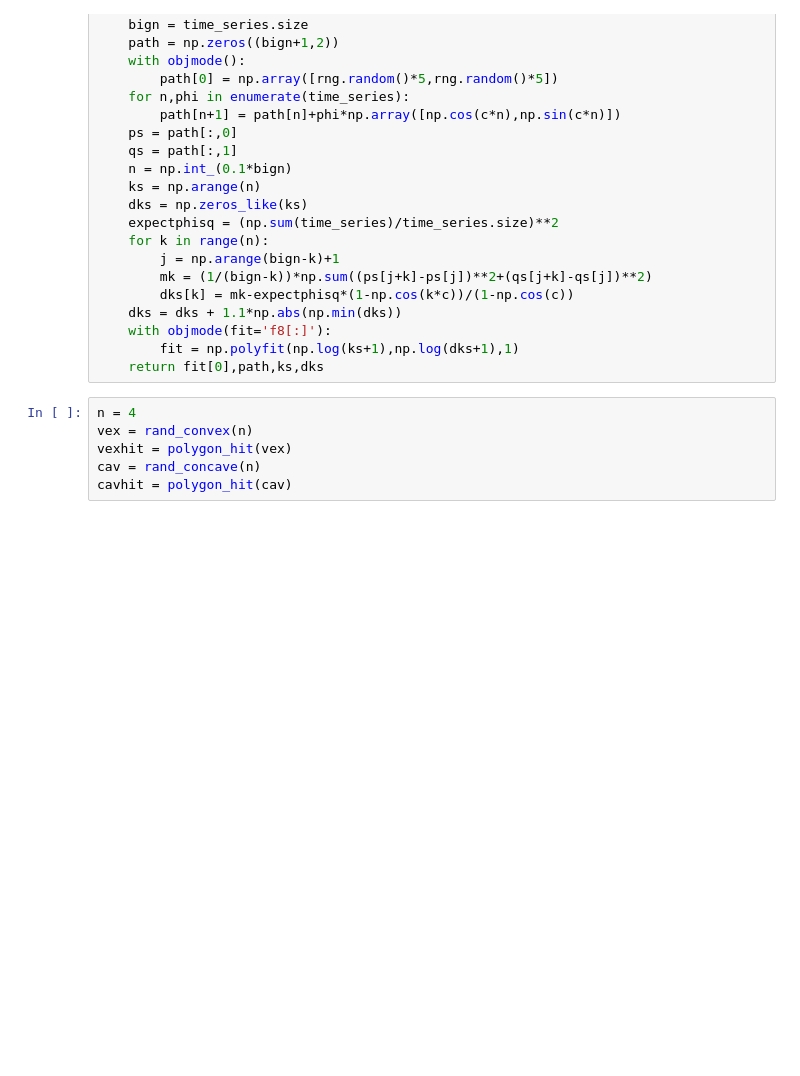
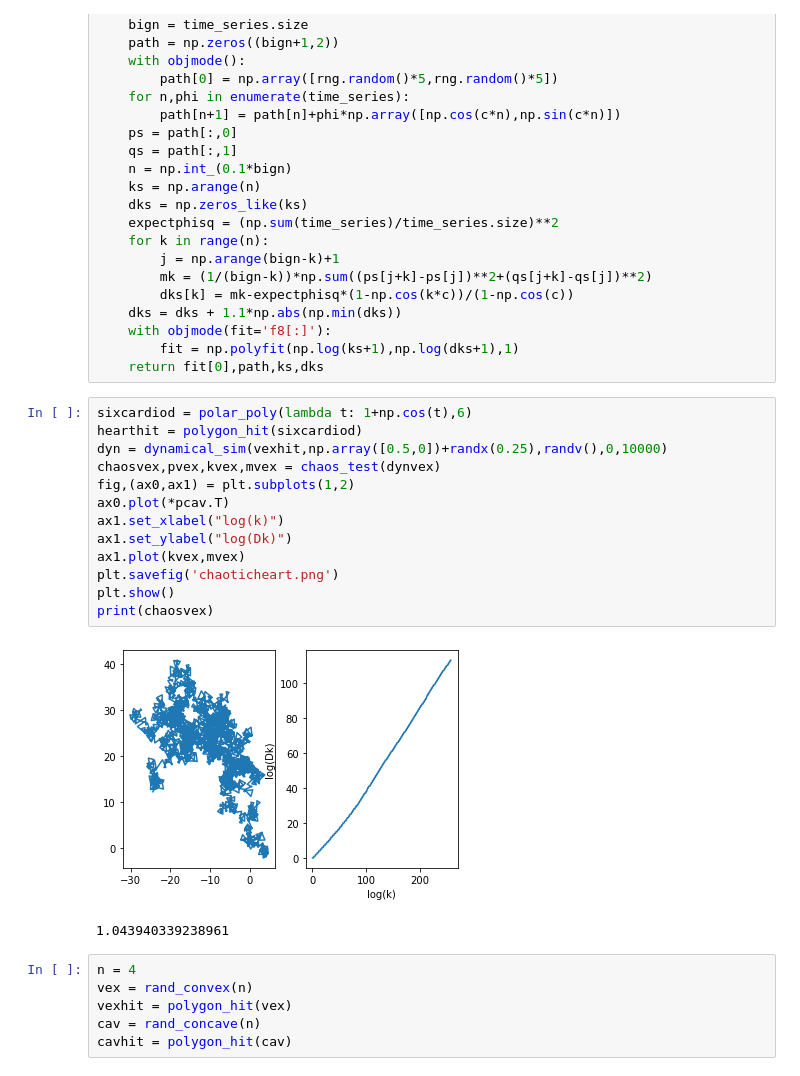
Before and after one commit to Creatorri/18.821-Project-2-Billiards, a Jupyter notebook: Chaos.ipynb, the cells around one changed output. Drawn from its saved outputs; the diff is of its cells as text; blank space fills up the shorter version.

```diff
--- a/Chaos.ipynb
+++ b/Chaos.ipynb
@@ -225,6 +225,22 @@ def chaos_test(time_series):
     with objmode(fit='f8[:]'):
         fit = np.polyfit(np.log(ks+1),np.log(dks+1),1)
     return fit[0],path,ks,dks
+# %%
+sixcardiod = polar_poly(lambda t: 1+np.cos(t),6)
+hearthit = polygon_hit(sixcardiod)
+dyn = dynamical_sim(vexhit,np.array([0.5,0])+randx(0.25),randv(),0,10000)
+chaosvex,pvex,kvex,mvex = chaos_test(dynvex)
+fig,(ax0,ax1) = plt.subplots(1,2)
+ax0.plot(*pcav.T)
+ax1.set_xlabel("log(k)")
+ax1.set_ylabel("log(Dk)")
+ax1.plot(kvex,mvex)
+plt.savefig('chaoticheart.png')
+plt.show()
+print(chaosvex)
+# %% [output]
+[figure, added]
+1.043940339238961
 # %%
 n = 4
 vex = rand_convex(n)
```
Also changed, not shown: parts of 5 cells of this notebook, 4 other files.
